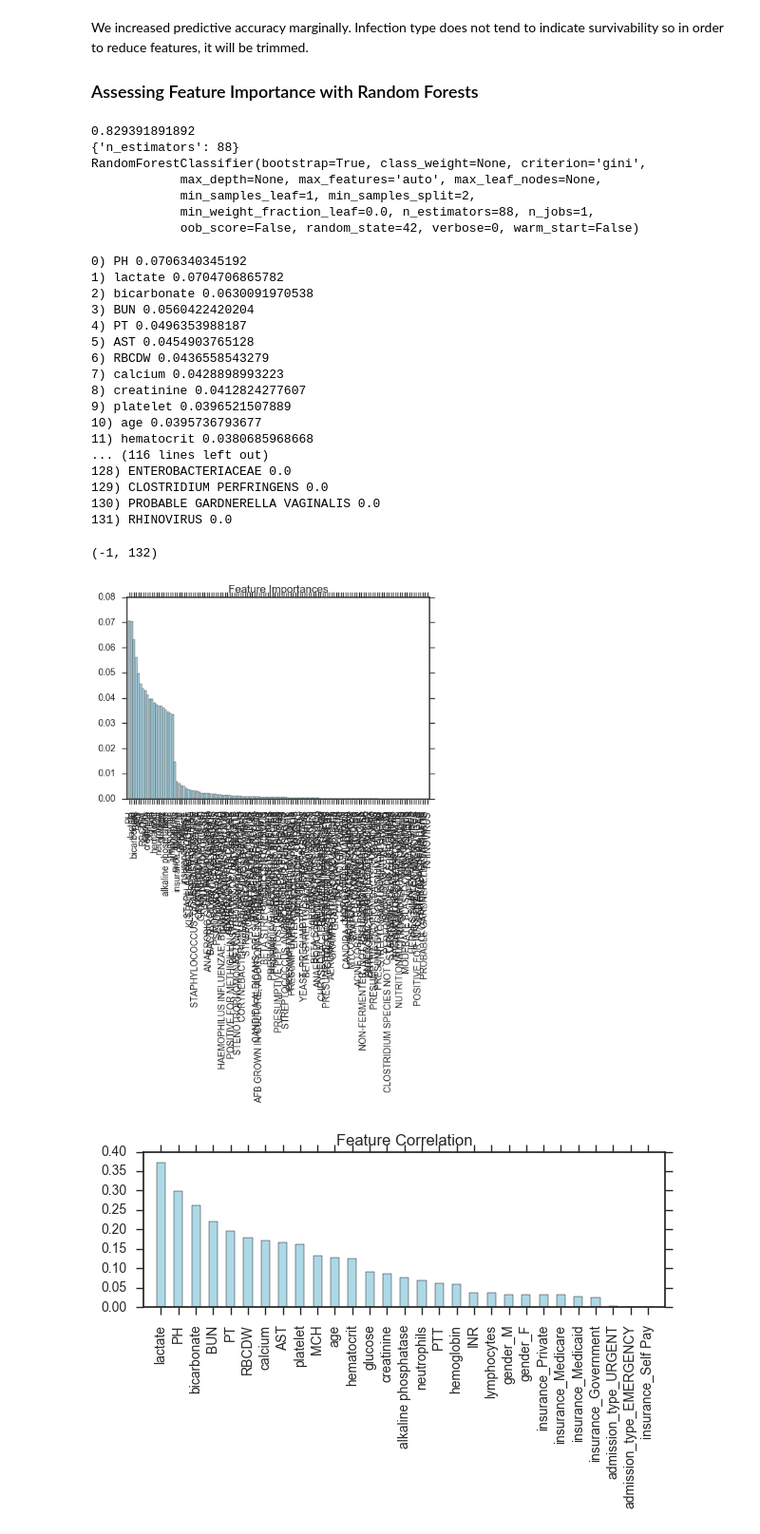
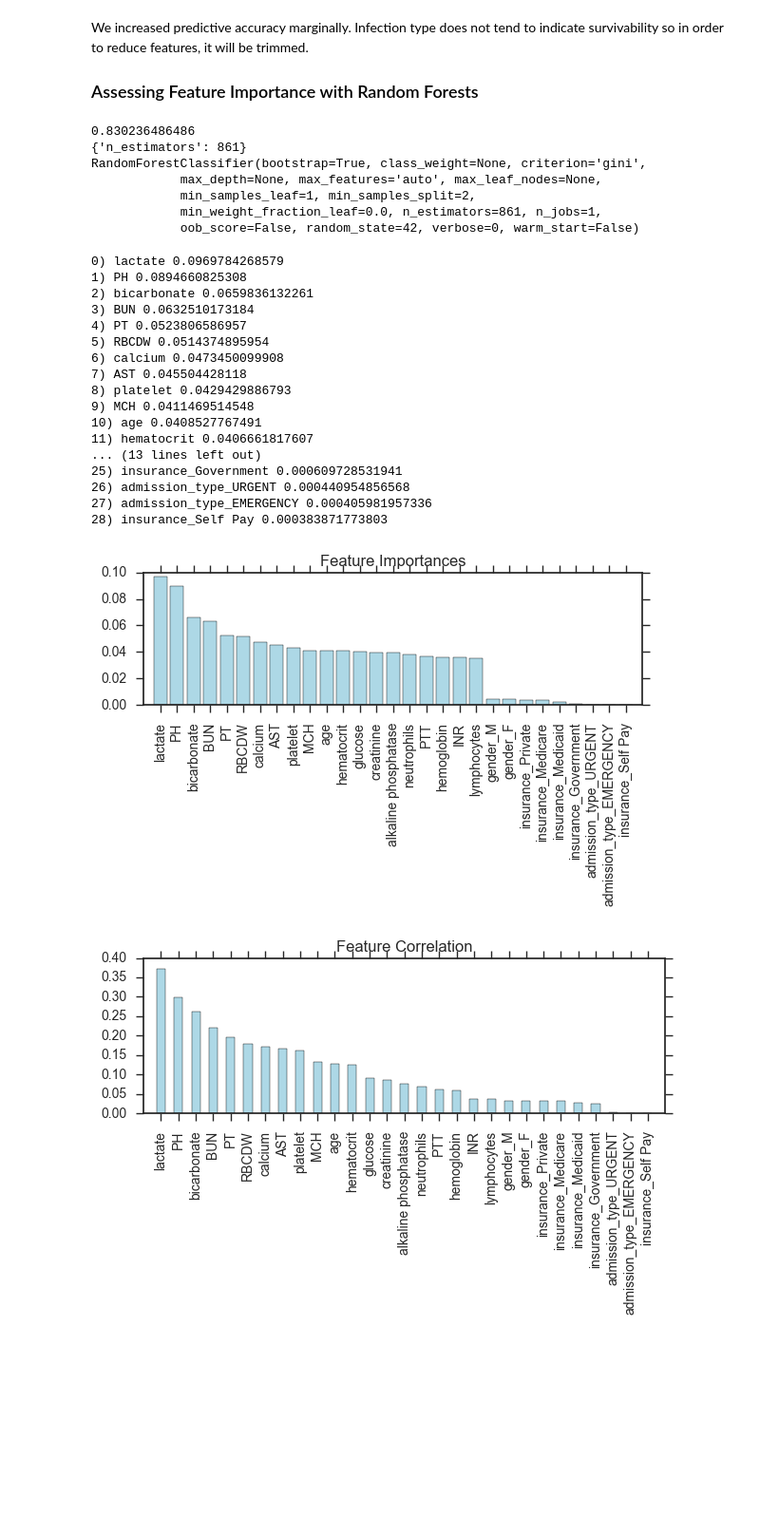
Before and after one commit to j-crowe/ICU_Survival_ML_Model_Comparison, a Jupyter notebook: Septic Feature Probe.ipynb, the cells around one changed output. Shown: that part at 95% size. Drawn from its saved outputs; the diff is of its cells as text; code cells hidden in the pictures; blank space fills up the shorter version.

```diff
--- a/Septic Feature Probe.ipynb
+++ b/Septic Feature Probe.ipynb
@@ -636,51 +636,50 @@ param_grid = {
 forest = RandomForestClassifier( random_state=42)
 # %%
 rand_for = RandomizedSearchCV(forest, param_grid, scoring = 'accuracy', n_iter=20, random_state=42)
-_ = rand_for.fit(X_all,y_all)
+_ = rand_for.fit(X_vitals,y_all)
 # %%
 print(rand_for.best_score_)
 print(rand_for.best_params_)
 print(rand_for.best_estimator_)
 # %% [output]
-0.829391891892
-{'n_estimators': 88}
+0.830236486486
+{'n_estimators': 861}
 RandomForestClassifier(bootstrap=True, class_weight=None, criterion='gini',
             max_depth=None, max_features='auto', max_leaf_nodes=None,
             min_samples_leaf=1, min_samples_split=2,
-            min_weight_fraction_leaf=0.0, n_estimators=88, n_jobs=1,
+            min_weight_fraction_leaf=0.0, n_estimators=861, n_jobs=1,
             oob_score=False, random_state=42, verbose=0, warm_start=False)
 # %%
 importances = rand_for.best_estimator_.feature_importances_
 indices = np.argsort(importances)[::-1]
-for f in range(X_all.shape[1]):
-    print "{}) {} {}".format(f, X_all.columns[indices[f]], importances[indices[f]])
+for f in range(X_vitals.shape[1]):
+    print "{}) {} {}".format(f, X_vitals.columns[indices[f]], importances[indices[f]])
 # %% [output]
-0) PH 0.0706340345192
-1) lactate 0.0704706865782
-2) bicarbonate 0.0630091970538
-3) BUN 0.0560422420204
-4) PT 0.0496353988187
-5) AST 0.0454903765128
-6) RBCDW 0.0436558543279
-7) calcium 0.0428898993223
-8) creatinine 0.0412824277607
-9) platelet 0.0396521507889
-10) age 0.0395736793677
-11) hematocrit 0.0380685968668
-... (116 lines left out)
-128) ENTEROBACTERIACEAE 0.0
-129) CLOSTRIDIUM PERFRINGENS 0.0
-130) PROBABLE GARDNERELLA VAGINALIS 0.0
-131) RHINOVIRUS 0.0
+0) lactate 0.0969784268579
+1) PH 0.0894660825308
+2) bicarbonate 0.0659836132261
+3) BUN 0.0632510173184
+4) PT 0.0523806586957
+5) RBCDW 0.0514374895954
+6) calcium 0.0473450099908
+7) AST 0.045504428118
+8) platelet 0.0429429886793
+9) MCH 0.0411469514548
+10) age 0.0408527767491
+11) hematocrit 0.0406661817607
+... (13 lines left out)
+25) insurance_Government 0.000609728531941
+26) admission_type_URGENT 0.000440954856568
+27) admission_type_EMERGENCY 0.000405981957336
+28) insurance_Self Pay 0.000383871773803
 # %%
 plt.title('Feature Importances')
-plt.bar(range(X_all.shape[1]), importances[indices], color='lightblue', align='center')
-plt.xticks(range(X_all.shape[1]), X_all.columns[indices], rotation=90)
-plt.xlim([-1, X_all.shape[1]])
-# plt.tight_layout()
+plt.bar(range(X_vitals.shape[1]), importances[indices], color='lightblue', align='center')
+plt.xticks(range(X_vitals.shape[1]), X_vitals.columns[indices], rotation=90)
+plt.xlim([-1, X_vitals.shape[1]])
+plt.tight_layout()
 # %% [output]
-(-1, 132)
-[figure, old version]
+[figure, new version]
 # %%
 result = pd.concat([X_vitals, y_all], axis=1, join_axes=[X_vitals.index])
 plt.title('Feature Correlation')
```
Also changed, not shown: 6 other files.
